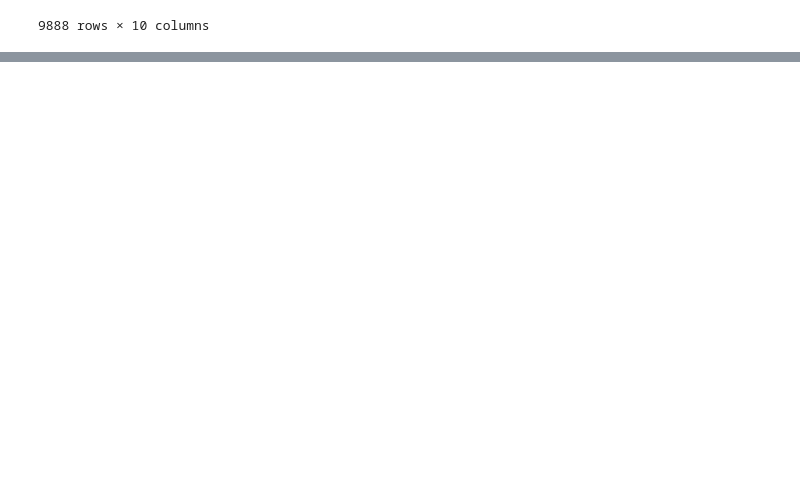
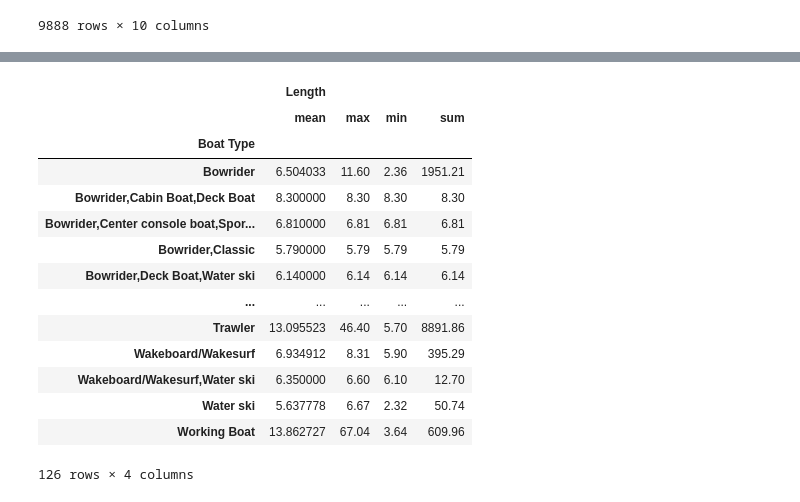
Before and after one commit to JohnKimaiyo/Business-Analyst-Projects, a Jupyter notebook: Python Data Analysis Tutorials/Python Pandas Groupby/Boat_data.ipynb, the cells around one changed output, grey strips where cells are left out. Saved outputs shown, nothing was run; the diff lists cells and outputs as text; code cells hidden in the pictures; blank space fills up the shorter version.

```diff
--- a/Python Data Analysis Tutorials/Python Pandas Groupby/Boat_data.ipynb
+++ b/Python Data Analysis Tutorials/Python Pandas Groupby/Boat_data.ipynb
@@ -39,0 +91,18 @@ group_by_frame.mean()
+# %%
+df.groupby(['Boat Type']).agg({'Length': ['mean', 'max','min','sum'] })
+# %% [output]
+|  | Length |  |  |  |
+|  | mean | max | min | sum |
+| Boat Type |  |  |  |  |
+| Bowrider | 6.504033 | 11.60 | 2.36 | 1951.21 |
+| Bowrider,Cabin Boat,Deck Boat | 8.300000 | 8.30 | 8.30 | 8.30 |
+| Bowrider,Center console boat,Spor... | 6.810000 | 6.81 | 6.81 | 6.81 |
+| Bowrider,Classic | 5.790000 | 5.79 | 5.79 | 5.79 |
+| Bowrider,Deck Boat,Water ski | 6.140000 | 6.14 | 6.14 | 6.14 |
+| ... | ... | ... | ... | ... |
+| Trawler | 13.095523 | 46.40 | 5.70 | 8891.86 |
+| Wakeboard/Wakesurf | 6.934912 | 8.31 | 5.90 | 395.29 |
+| Wakeboard/Wakesurf,Water ski | 6.350000 | 6.60 | 6.10 | 12.70 |
+| Water ski | 5.637778 | 6.67 | 2.32 | 50.74 |
+| Working Boat | 13.862727 | 67.04 | 3.64 | 609.96 |
+126 rows × 4 columns
```
Also changed, not shown: parts of 5 cells of this notebook.
